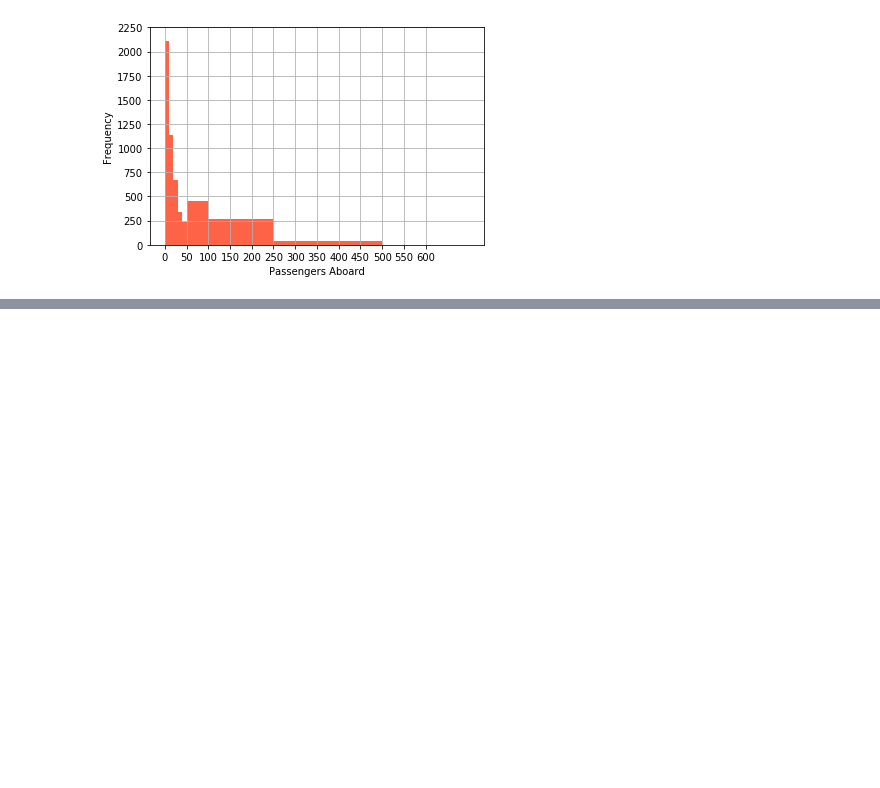
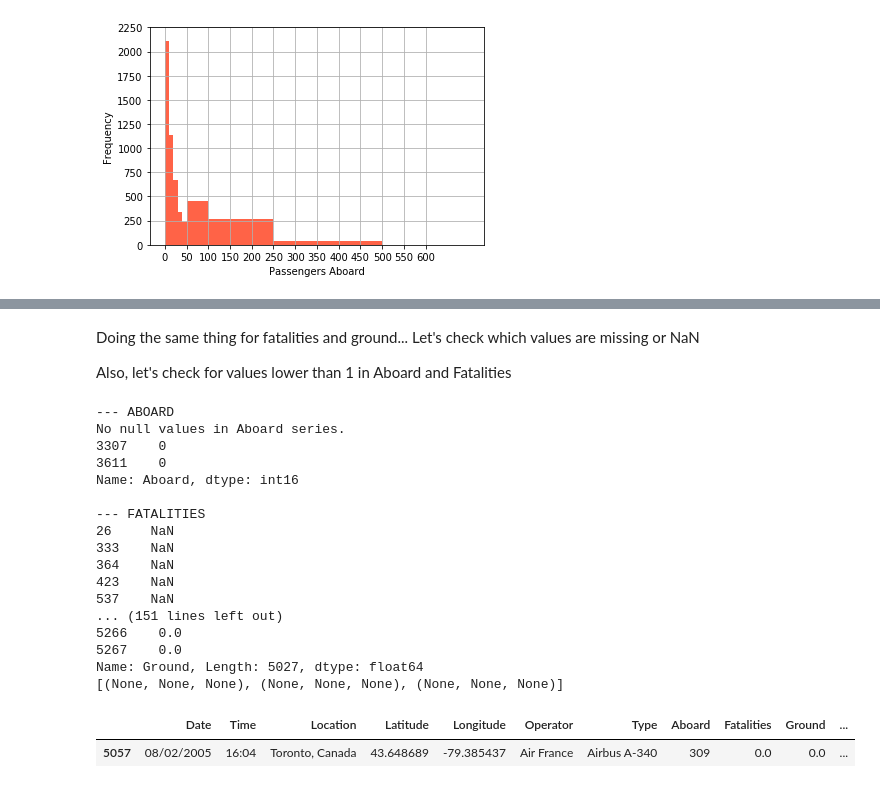
Before and after one commit to CatarinaL/GroupDataVizProjectDIT, a Jupyter notebook: DataPreparation.ipynb, the cells around one changed output, grey strips where cells are left out. Drawn from its saved outputs; the diff is of its cells as text; code cells hidden in the pictures; blank space fills up the shorter version.

Commit message:
Fixed filtering series for NaN and 0 values, added functions to reuse for that

```diff
--- a/DataPreparation.ipynb
+++ b/DataPreparation.ipynb
@@ -223,0 +224,43 @@ dframe["Aboard"].max()
+# %% [markdown]
+Doing the same thing for fatalities and ground... Let's check which values are missing or NaN
+
+Also, let's check for values lower than 1 in Aboard and Fatalities
+# %%
+#Nan and lower than x values (useful for checking zeros, for instance)
+
+def check_nulls(column):
+    column_series = dframe[column]
+    null_column = column_series[(column_series.isna()) | (column_series.isnull())]
+    print("No null values in {0} series.".format(column)) if null_column.empty else print(null_column)
+
+def check_lower_than(column, value=1):
+    column_series = dframe[column]
+    filtered_column = column_series[(column_series < value)]
+    print("No values lower than {1} in {0} series.".format(column, value)) if filtered_column.empty else print(filtered_column)
+
+
+
+print([(print("\n--- {}".format(column.upper())), check_nulls(column), check_lower_than(column, 1)) for column in ["Aboard", "Fatalities", "Ground"]])
+
+
+dframe[5057:5058] #slicing selects rows instead of columns
+# %% [output]
+--- ABOARD
+No null values in Aboard series.
+3307    0
+3611    0
+Name: Aboard, dtype: int16
+
+--- FATALITIES
+26     NaN
+333    NaN
+364    NaN
+423    NaN
+537    NaN
+... (151 lines left out)
+5266    0.0
+5267    0.0
+Name: Ground, Length: 5027, dtype: float64
+[(None, None, None), (None, None, None), (None, None, None)]
+|  | Date | Time | Location | Latitude | Longitude | Operator | Type | Aboard | Fatalities | Ground | ... |
+| 5057 | 08/02/2005 | 16:04 | Toronto, Canada | 43.648689 | -79.385437 | Air France | Airbus A-340 | 309 | 0.0 | 0.0 | ... |
```
Also changed, not shown: parts of 3 cells of this notebook.
